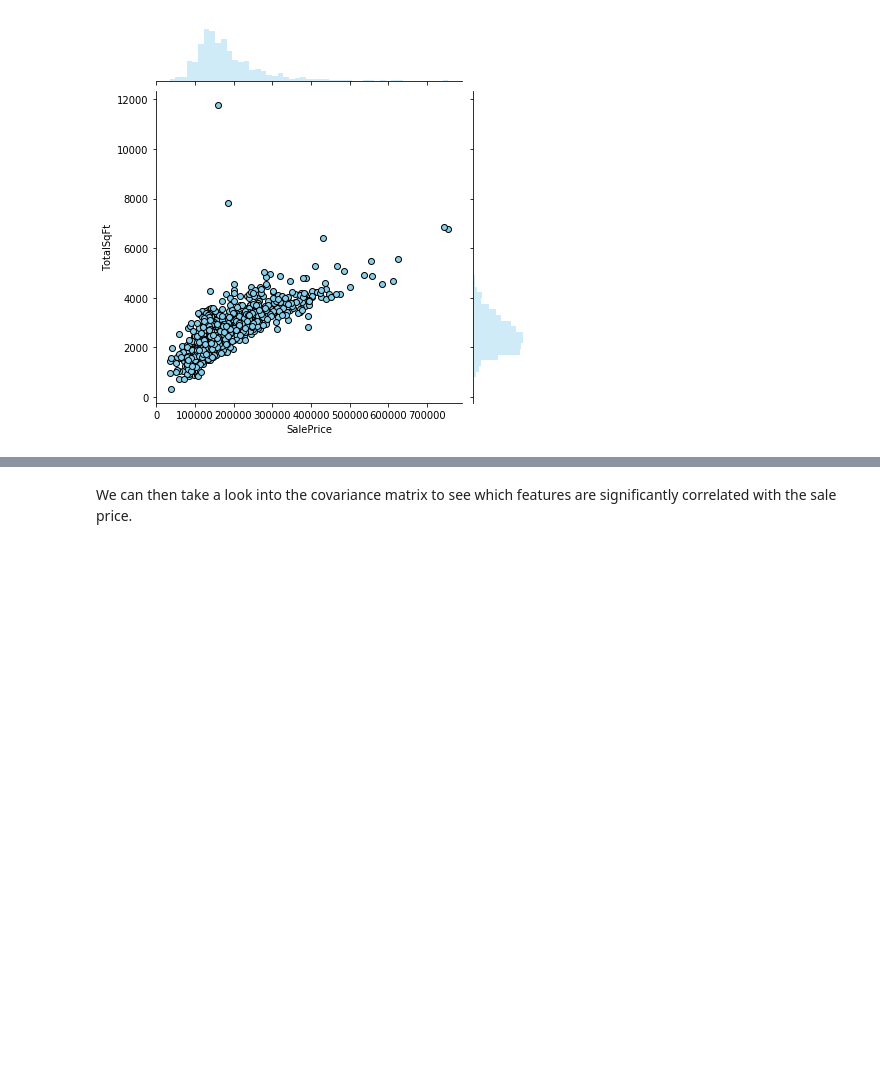
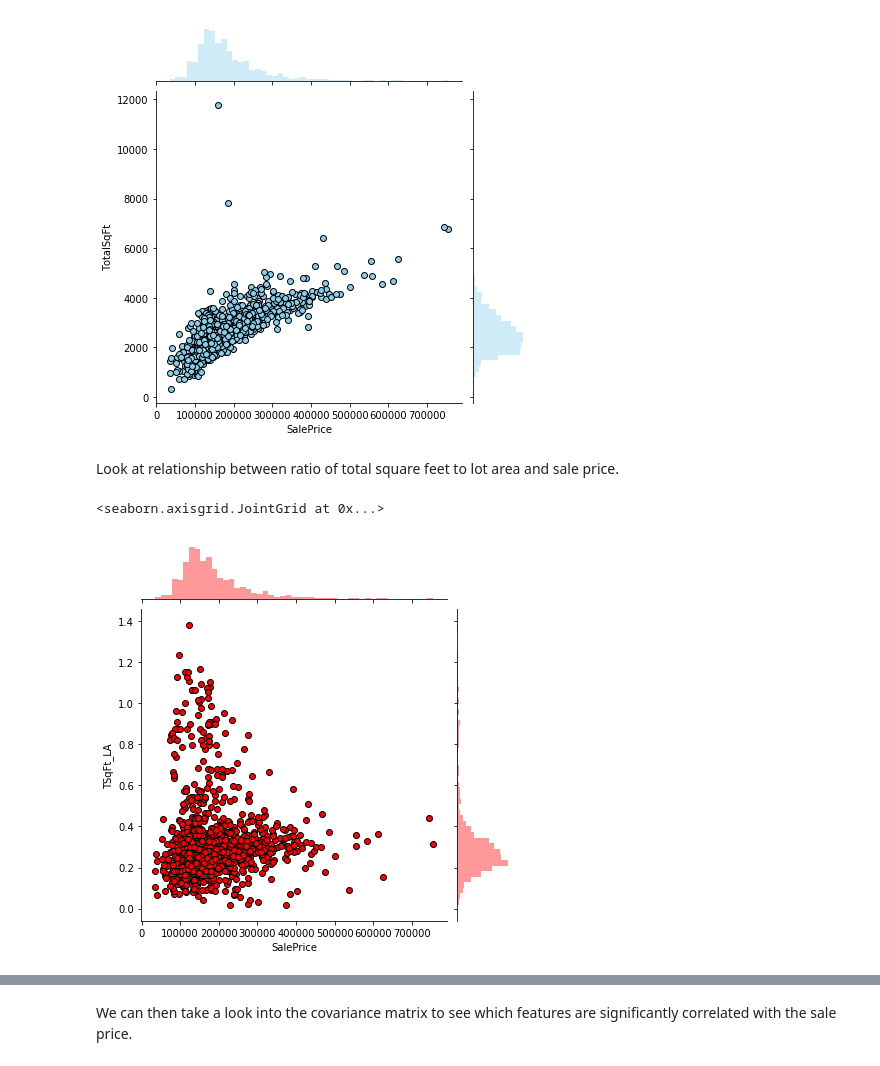
Before and after one commit to bellgriffin/MLHW2, a Jupyter notebook: HousingPrices.ipynb, the cells around one changed output, grey strips where cells are left out. Saved outputs shown, nothing was run; the diff lists cells and outputs as text; code cells hidden in the pictures; blank space fills up the shorter version.

```diff
--- a/HousingPrices.ipynb
+++ b/HousingPrices.ipynb
@@ -57,3 +61,10 @@ sns.jointplot(x = hp['SalePrice'], y = hp['TotalSqFt'], color = 'skyblue', edgec
 # %% [output]
 <seaborn.axisgrid.JointGrid at 0x...>
 [figure]
+# %% [markdown]
+Look at relationship between ratio of total square feet to lot area and sale price.
+# %%
+sns.jointplot(x = hp['SalePrice'], y = hp['TSqFt_LA'], color = 'red', edgecolor = 'black')
+# %% [output]
+<seaborn.axisgrid.JointGrid at 0x...>
+[figure, added]
```
Also changed, not shown: parts of 37 cells of this notebook.
